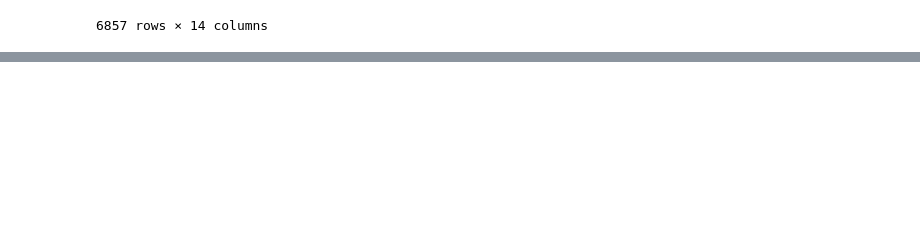
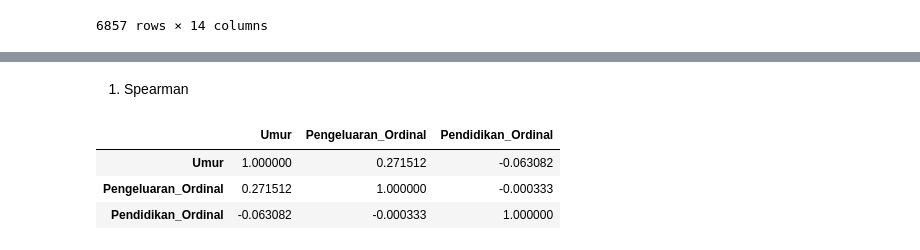
Before and after one commit to anajesset/tugas-akhirr, a Jupyter notebook: h_corr.ipynb, the cells around one changed output, grey strips where cells are left out. Drawn from its saved outputs; the diff is of its cells as text; code cells hidden in the pictures; blank space fills up the shorter version.

```diff
--- a/h_corr.ipynb
+++ b/h_corr.ipynb
@@ -174,0 +183,25 @@ X_seq, y_seq = create_sequences(X_scaled, y_scaled, seq_length)
+# %%
+# Pengeluaran
+pengeluaran_mapping = {
+    '< Rp. 900.000,-': 1,
+    'Rp. 900.001,- s/d Rp. 1.250.000,-': 2,
+    'Rp. 1.250.001,- s/d Rp. 1.750.000,-': 3,
+    'Rp. 1.750.001,- s/d Rp. 2.500.000,-': 4,
+    'Rp. 2.500.001,- s/d Rp. 4.000.000,-': 5,
+    'Rp. 4.000.001,- s/d Rp. 6.000.000,-': 6,
+    '> Rp. 6.000.000,-': 7
+}
+df_H["Pengeluaran_Ordinal"] = df_H["Pengeluaran"].map(pengeluaran_mapping)
+
+# Pendidikan
+pendidikan_mapping = {
+    'TIDAK/BLM SEKOLAH': 1,
+    'SD': 2,
+    'SLTP/SMP': 3,
+    'SLTA/SMU': 4,
+    'AKADEMI/DIPLOMA': 5,
+    'SARJANA': 6,
+    'PASCASARJANA': 7
+}
+df_H["Pendidikan_Ordinal"] = df_H["Pendidikan"].map(pendidikan_mapping)
+df_H
@@ -174,0 +222,9 @@ X_seq, y_seq = create_sequences(X_scaled, y_scaled, seq_length)
+# %% [markdown]
+1. Spearman
+# %%
+df_H[['Umur', 'Pengeluaran_Ordinal', 'Pendidikan_Ordinal']].corr(method='spearman')
+# %% [output]
+|  | Umur | Pengeluaran_Ordinal | Pendidikan_Ordinal |
+| Umur | 1.000000 | 0.271512 | -0.063082 |
+| Pengeluaran_Ordinal | 0.271512 | 1.000000 | -0.000333 |
+| Pendidikan_Ordinal | -0.063082 | -0.000333 | 1.000000 |
```
Also changed, not shown: parts of 14 cells of this notebook.
